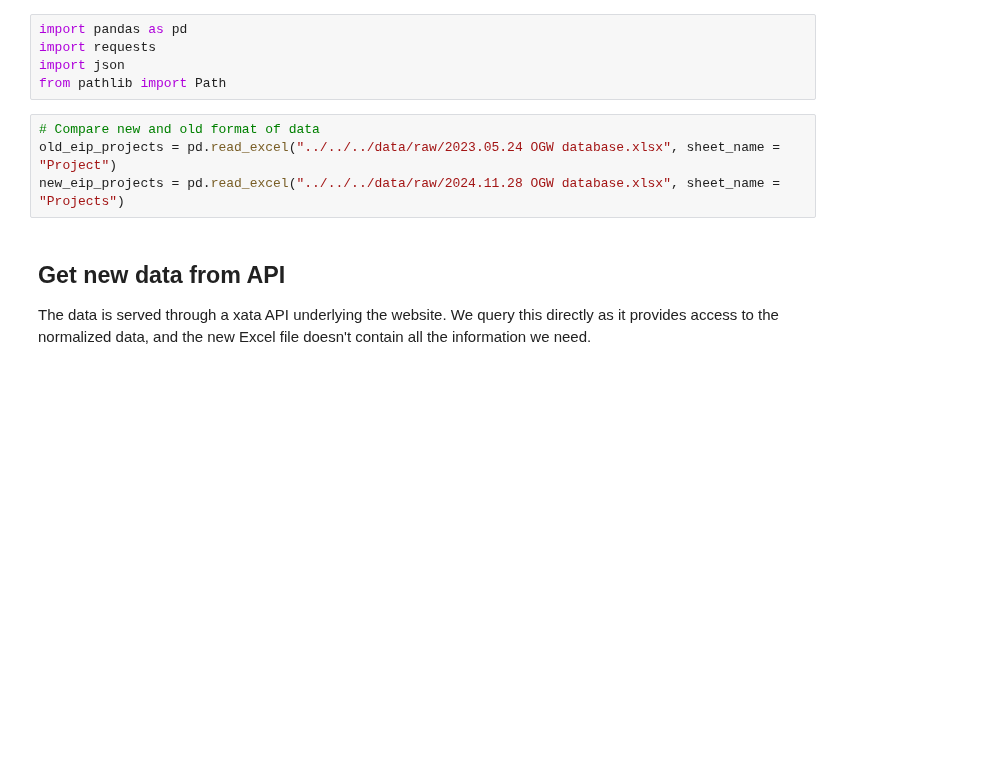
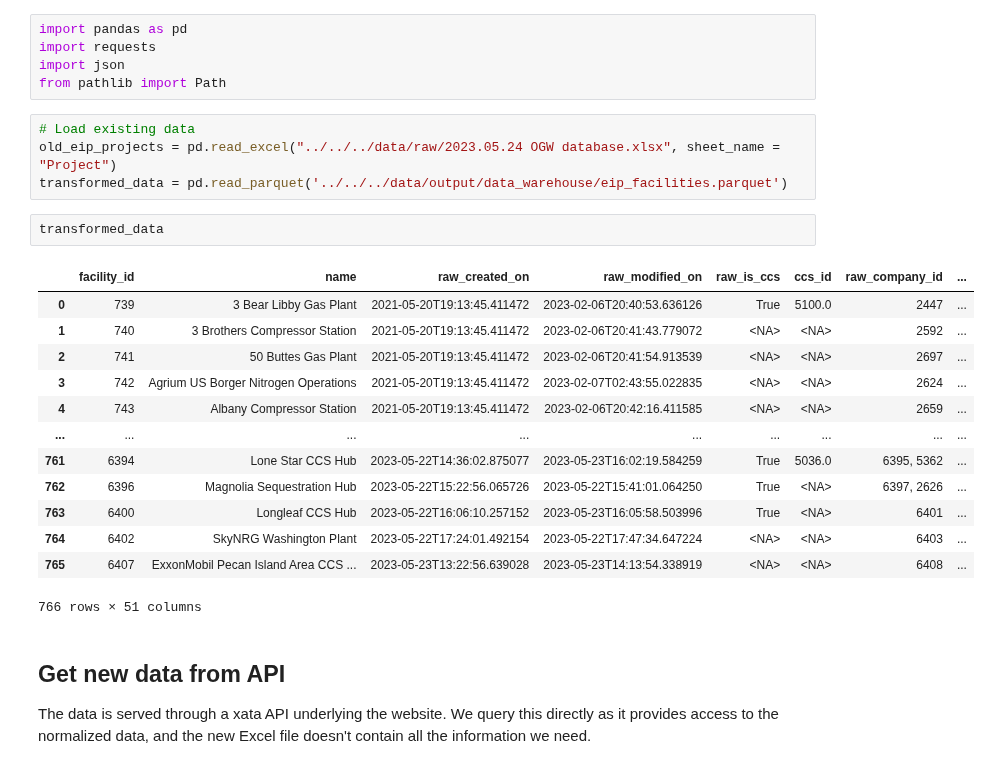
Before and after one commit to deployment-gap-model-education-fund/deployment-gap-model, a Jupyter notebook: notebooks/data_updates/eip_infrastructure/eip_update.ipynb, the cells around one changed output. Saved outputs shown, nothing was run; the diff lists cells and outputs as text; blank space fills up the shorter version.

Commit message:
Transform facilities data

```diff
--- a/notebooks/data_updates/eip_infrastructure/eip_update.ipynb
+++ b/notebooks/data_updates/eip_infrastructure/eip_update.ipynb
@@ -4,9 +4,25 @@ import requests
 import json
 from pathlib import Path
 # %%
-# Compare new and old format of data
+# Load existing data
 old_eip_projects = pd.read_excel("../../../data/raw/2023.05.24 OGW database.xlsx", sheet_name = "Project")
-new_eip_projects = pd.read_excel("../../../data/raw/2024.11.28 OGW database.xlsx", sheet_name = "Projects")
+transformed_data = pd.read_parquet('../../../data/output/data_warehouse/eip_facilities.parquet')
+# %%
+transformed_data
+# %% [output]
+|  | facility_id | name | raw_created_on | raw_modified_on | raw_is_ccs | ccs_id | raw_company_id | ... |
+| 0 | 739 | 3 Bear Libby Gas Plant | 2021-05-20T19:13:45.411472 | 2023-02-06T20:40:53.636126 | True | 5100.0 | 2447 | ... |
+| 1 | 740 | 3 Brothers Compressor Station | 2021-05-20T19:13:45.411472 | 2023-02-06T20:41:43.779072 | <NA> | <NA> | 2592 | ... |
+| 2 | 741 | 50 Buttes Gas Plant | 2021-05-20T19:13:45.411472 | 2023-02-06T20:41:54.913539 | <NA> | <NA> | 2697 | ... |
+| 3 | 742 | Agrium US Borger Nitrogen Operations | 2021-05-20T19:13:45.411472 | 2023-02-07T02:43:55.022835 | <NA> | <NA> | 2624 | ... |
+| 4 | 743 | Albany Compressor Station | 2021-05-20T19:13:45.411472 | 2023-02-06T20:42:16.411585 | <NA> | <NA> | 2659 | ... |
+| ... | ... | ... | ... | ... | ... | ... | ... | ... |
+| 761 | 6394 | Lone Star CCS Hub | 2023-05-22T14:36:02.875077 | 2023-05-23T16:02:19.584259 | True | 5036.0 | 6395, 5362 | ... |
+| 762 | 6396 | Magnolia Sequestration Hub | 2023-05-22T15:22:56.065726 | 2023-05-22T15:41:01.064250 | True | <NA> | 6397, 2626 | ... |
+| 763 | 6400 | Longleaf CCS Hub | 2023-05-22T16:06:10.257152 | 2023-05-23T16:05:58.503996 | True | <NA> | 6401 | ... |
+| 764 | 6402 | SkyNRG Washington Plant | 2023-05-22T17:24:01.492154 | 2023-05-22T17:47:34.647224 | <NA> | <NA> | 6403 | ... |
+| 765 | 6407 | ExxonMobil Pecan Island Area CCS ... | 2023-05-23T13:22:56.639028 | 2023-05-23T14:13:54.338919 | <NA> | <NA> | 6408 | ... |
+766 rows × 51 columns
 # %% [markdown]
 ## Get new data from API
 
```
Also changed, not shown: parts of 11 cells of this notebook, 8 other files.
